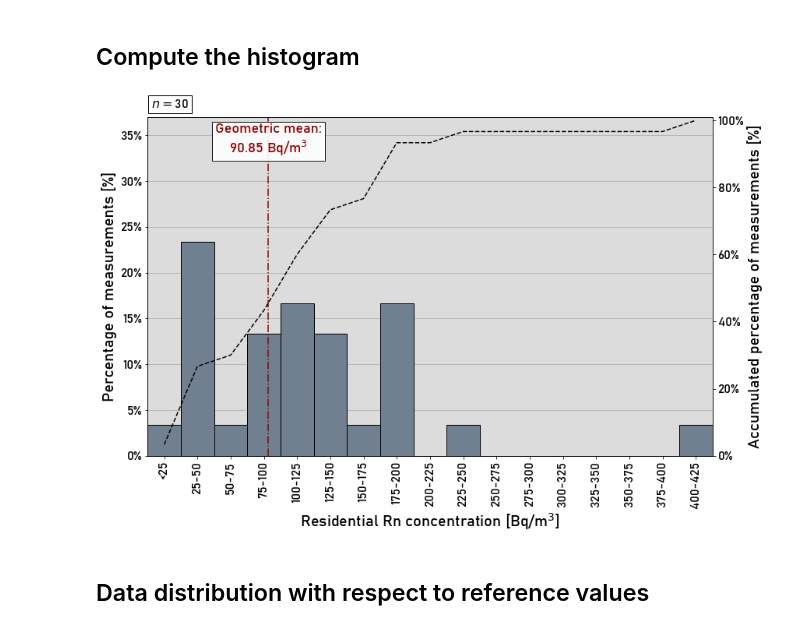
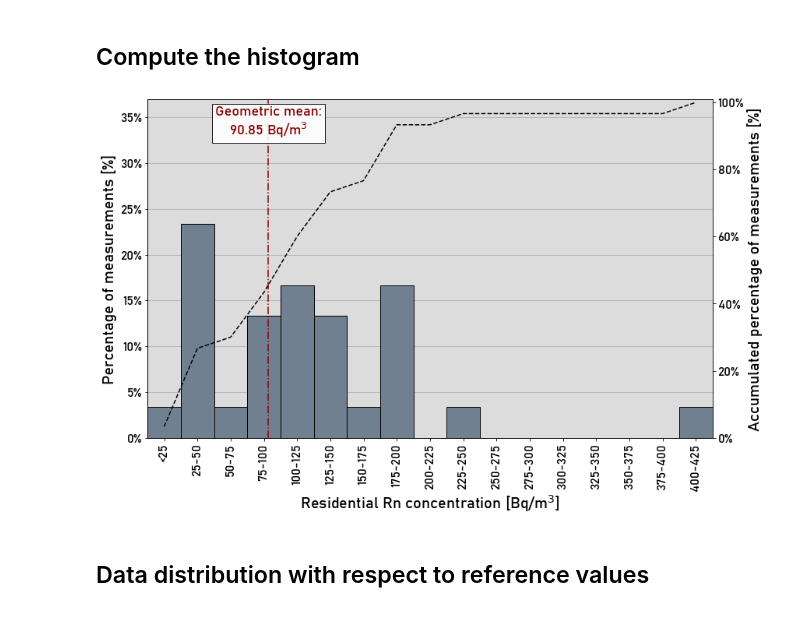
Before and after one commit to mdominguezd/RnSurvey_Bogota_DataAnalysis, a Jupyter notebook: Data distribution.ipynb, the cells around one changed output. Saved outputs shown, nothing was run; the diff lists cells and outputs as text; code cells hidden in the pictures.

```diff
--- a/Data distribution.ipynb
+++ b/Data distribution.ipynb
@@ -68,35 +68,35 @@ fig = plt.figure(figsize = (13,8))
 plt.grid(axis='y', zorder = -1)
 
 h = plt.hist(DF_data.Resultado, bins = np.arange(0,450,25), weights=np.ones(len(DF_data.Resultado)) / len(DF_data.Resultado),
              edgecolor = 'k', color = 'slategray', zorder = 4)
 
 ax = plt.gca()
 ax.set_facecolor('gainsboro')
 
 plt.ylabel('Percentage of measurements [%]',fontdict = font, fontsize = 20)
 plt.xlabel('Residential Rn concentration [Bq/m$^3$]',fontdict = font, fontsize = 20)
 plt.xticks(np.arange(12.5,420,25))
 ax.set_xticklabels(['<25','25-50','50-75', '75-100', '100-125', '125-150', '150-175', '175-200', '200-225','225-250','250-275',
                     '275-300','300-325','325-350','350-375','375-400','400-425'], fontdict = font, fontsize = 14, rotation = 90)
 ax.set_yticklabels(['0%','5%', '10%', '15%', '20%', '25%','30%','35%'], fontdict = font, fontsize = 16)
 plt.xlim((0,425))
 ax.set_ylim((0,0.37))
-ax.text(3,0.38,'$n=$30', family = 'bahnschrift', fontsize = 16, bbox = {'facecolor':'w','edgecolor':'k'})
+# ax.text(3,0.38,'$n=$30', family = 'bahnschrift', fontsize = 16, bbox = {'facecolor':'w','edgecolor':'k'})
 
 
 ax2 = ax.twinx()
 ax2.set_ylim((0,1.01))
 
 plt.plot(np.arange(12.5,420,25),np.cumsum(h[0]), zorder=5, c = 'k', ls ='--')
 ax2.set_yticklabels(['0%','20%', '40%', '60%', '80%', '100%'], fontdict = font, fontsize = 16)
 ax2.set_ylabel('Accumulated percentage of measurements [%]', fontdict = font, fontsize = 20)
 
 ax2.axvline(Geo_mean, c = 'darkred',ls='-.')
 ax2.text(Geo_mean, 0.94,'Geometric mean:\n'+str(round(Geo_mean,2))+' Bq/m$^3$', va='center', ha='center', bbox = dict(facecolor='w', alpha=0.9), family = font['family'], fontsize = 18, color = 'darkred')
 
 fig.savefig('Figures/Rn_Histogram.png', dpi = 150)
 # %% [output]
-[figure, old version]
+[figure, new version]
 # %% [markdown]
 ## Data distribution with respect to reference values
 # %%
```
Also changed, not shown: parts of 1 cell of this notebook, 15 other files.
